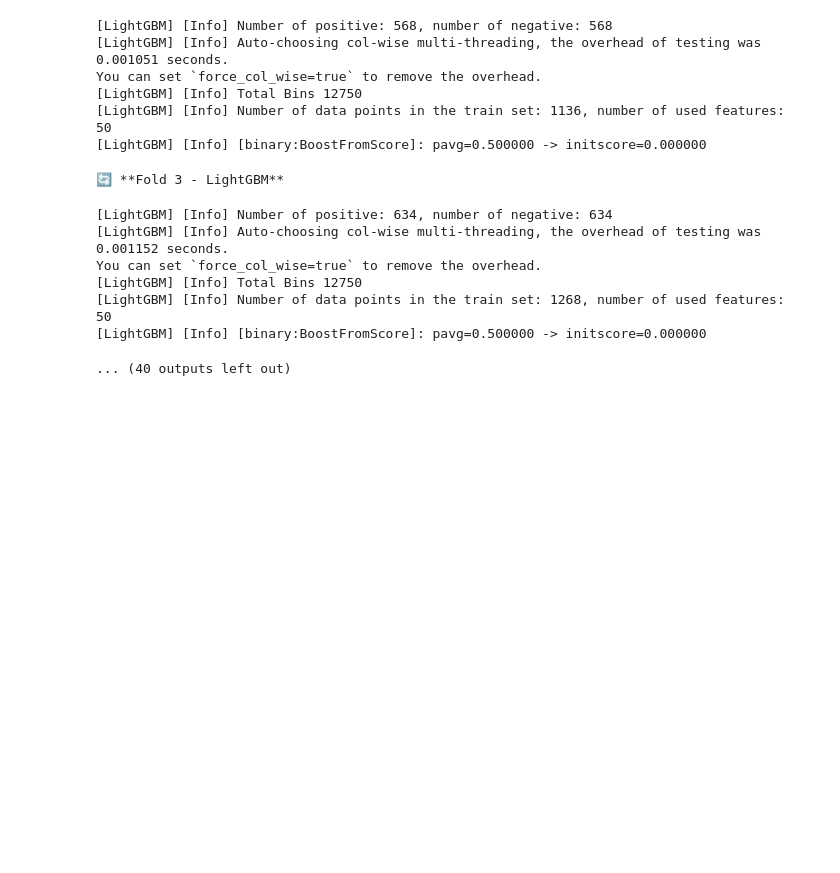
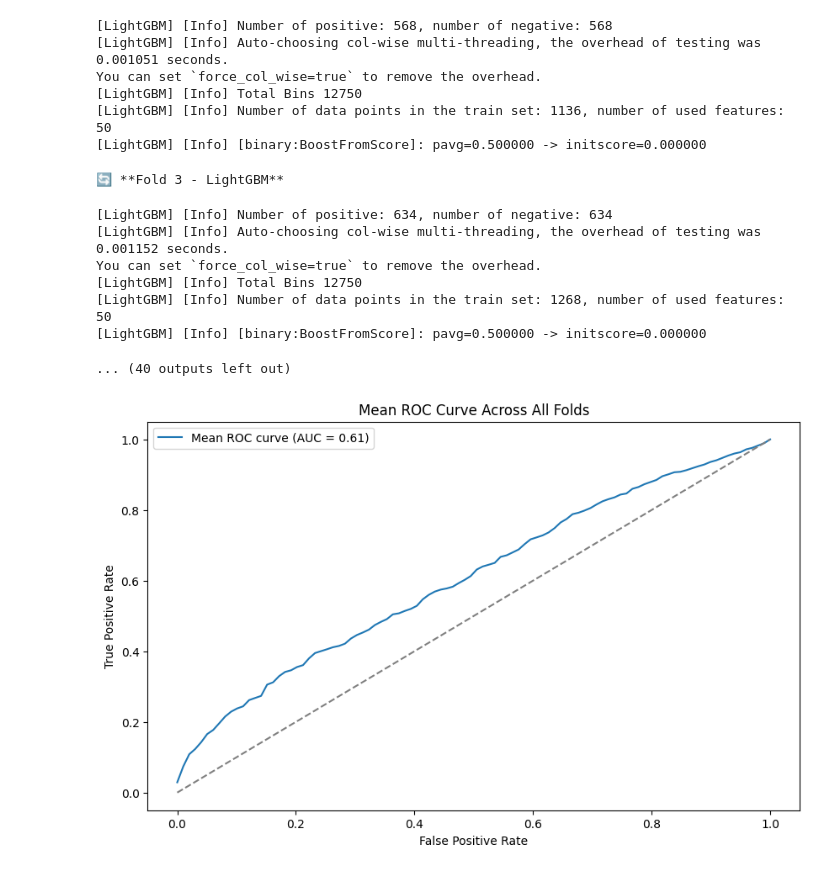
Before and after one commit to nikakoga/Bioinformatic, a Jupyter notebook: training_PCSS.ipynb, the cells around one changed output. Drawn from its saved outputs; the diff is of its cells as text; code cells hidden in the pictures; blank space fills up the shorter version.

```diff
--- a/training_PCSS.ipynb
+++ b/training_PCSS.ipynb
@@ -346,3 +524,24 @@ You can set `force_col_wise=true` to remove the overhead.
 [LightGBM] [Info] Number of data points in the train set: 1268, number of used features: 50
 [LightGBM] [Info] [binary:BoostFromScore]: pavg=0.500000 -> initscore=0.000000
 ... (40 outputs left out)
+# %%
+# Średnia krzywa ROC dla wszystkich foldów
+mean_fpr = np.linspace(0, 1, 100)
+mean_tpr = np.zeros_like(mean_fpr)
+
+for _, _, fpr, tpr, _ in roc_data:
+    mean_tpr += np.interp(mean_fpr, fpr, tpr)
+
+mean_tpr /= len(roc_data)
+mean_auc = np.mean([auc for _, _, _, _, auc in roc_data])
+
+plt.figure(figsize=(10, 6))
+plt.plot(mean_fpr, mean_tpr, label=f'Mean ROC curve (AUC = {mean_auc:.2f})')
+plt.plot([0, 1], [0, 1], linestyle='--', color='gray')
+plt.xlabel('False Positive Rate')
+plt.ylabel('True Positive Rate')
+plt.title('Mean ROC Curve Across All Folds')
+plt.legend()
+plt.show()
+# %% [output]
+[figure, added]
```
Also changed, not shown: parts of 7 cells of this notebook.
